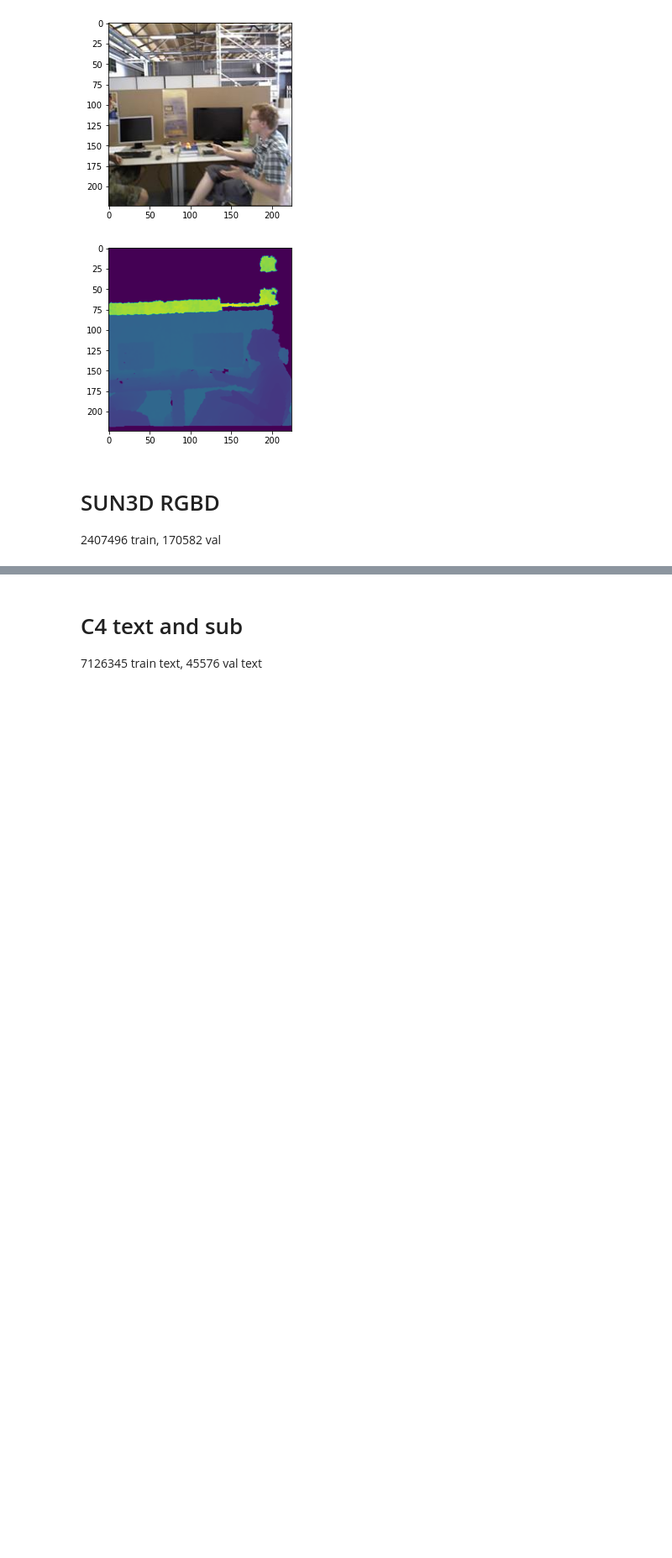
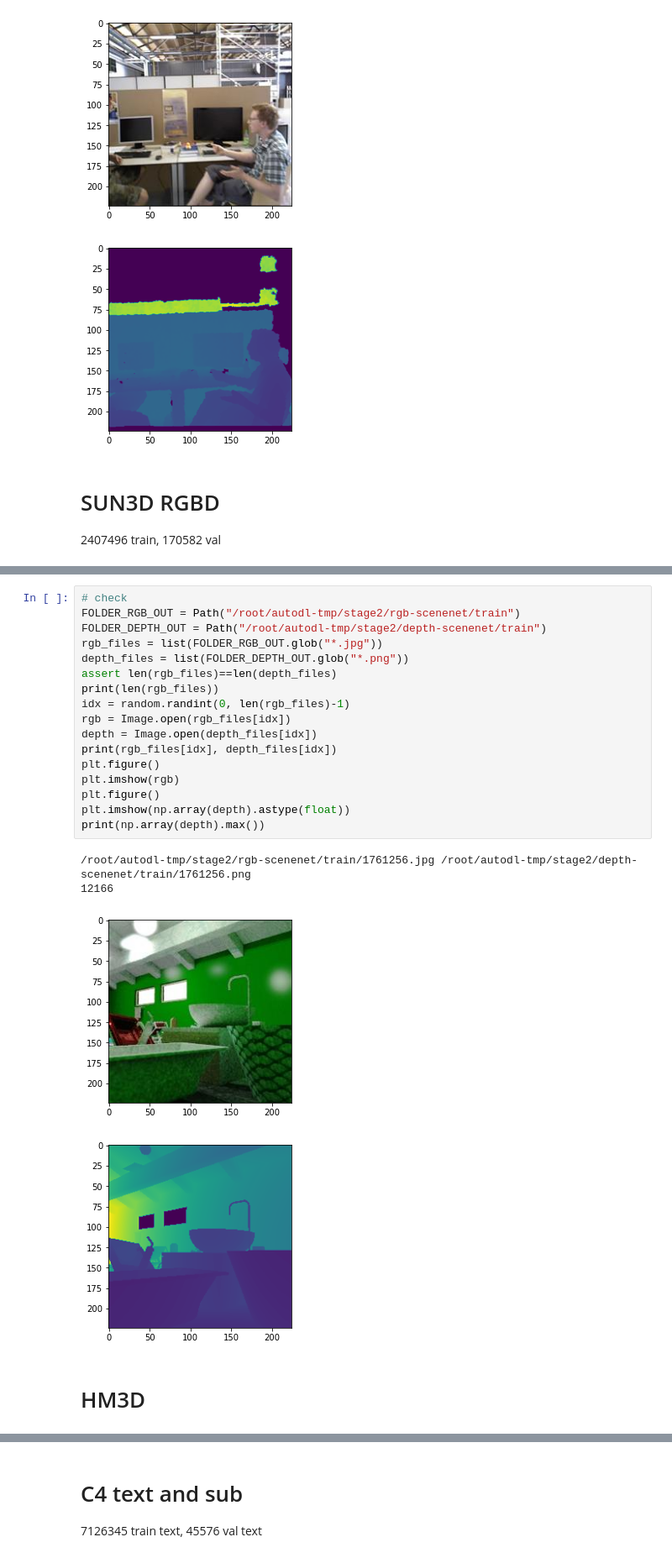
Before and after one commit to RavenKiller/MEE, a Jupyter notebook: scripts/evo_data_stage2.ipynb, the cells around one changed output, grey strips where cells are left out. Shown at 84% size. Cells and saved outputs as stored; diff of their text form; blank space fills up the shorter version.

```diff
--- a/scripts/evo_data_stage2.ipynb
+++ b/scripts/evo_data_stage2.ipynb
@@ -303,0 +359,24 @@ PosixPath('/root/autodl-tmp/stage2/depth-tum/val/19557.png')
+# %%
+# check
+FOLDER_RGB_OUT = Path("/root/autodl-tmp/stage2/rgb-scenenet/train")
+FOLDER_DEPTH_OUT = Path("/root/autodl-tmp/stage2/depth-scenenet/train")
+rgb_files = list(FOLDER_RGB_OUT.glob("*.jpg"))
+depth_files = list(FOLDER_DEPTH_OUT.glob("*.png"))
+assert len(rgb_files)==len(depth_files)
+print(len(rgb_files))
+idx = random.randint(0, len(rgb_files)-1)
+rgb = Image.open(rgb_files[idx])
+depth = Image.open(depth_files[idx])
+print(rgb_files[idx], depth_files[idx])
+plt.figure()
+plt.imshow(rgb)
+plt.figure()
+plt.imshow(np.array(depth).astype(float))
+print(np.array(depth).max())
+# %% [output]
+/root/autodl-tmp/stage2/rgb-scenenet/train/1761256.jpg /root/autodl-tmp/stage2/depth-scenenet/train/1761256.png
+12166
+[figure, added]
+[figure, added]
+# %% [markdown]
+# HM3D
```
Also changed, not shown: parts of 27 cells of this notebook, 8 other files.
